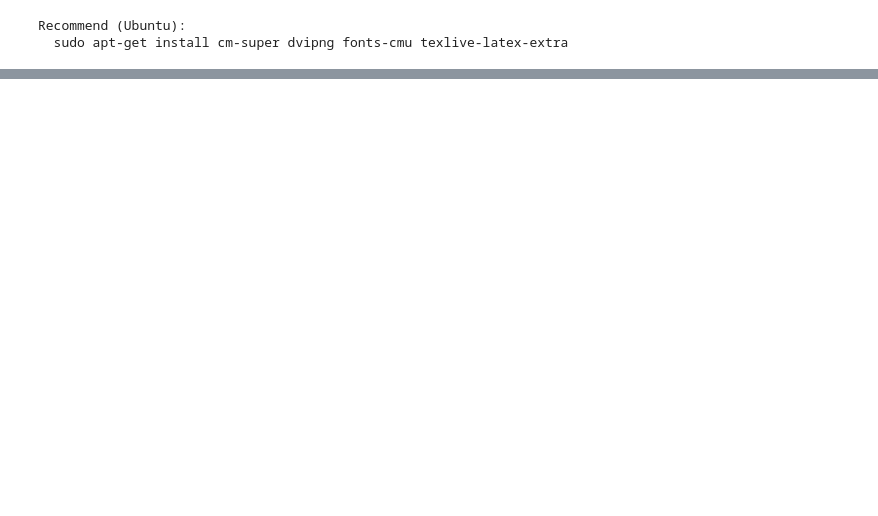
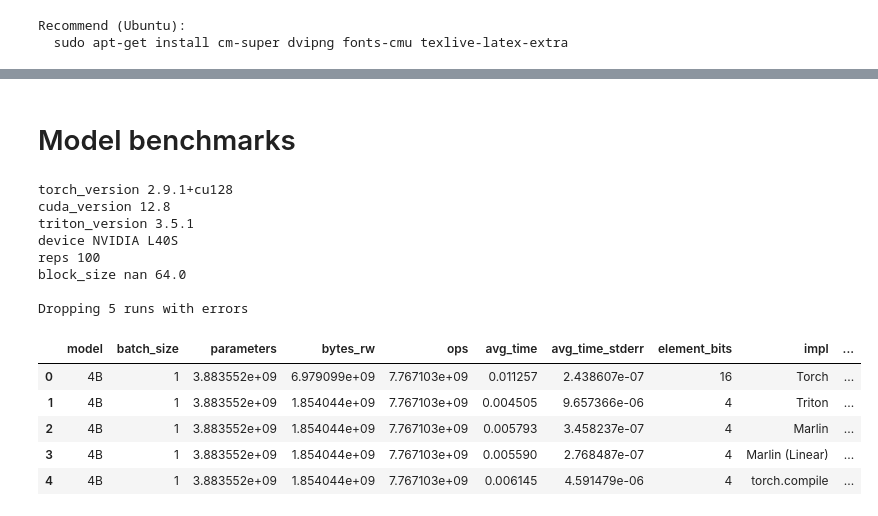
Before and after one commit to graphcore-research/fused-dequantisation-kernels, a Jupyter notebook: notebooks/2025-01-paper.ipynb, the cells around one changed output, grey strips where cells are left out. Cells and saved outputs as stored; diff of their text form; code cells hidden in the pictures; blank space fills up the shorter version.

```diff
--- a/notebooks/2025-01-paper.ipynb
+++ b/notebooks/2025-01-paper.ipynb
@@ -61,0 +225,53 @@ df.head()
+# %% [markdown]
+# Model benchmarks
+# %%
+df = pd.read_json("../out/l40s-models-2026-01-20T14-17-30.jsonl", lines=True)
+
+print("torch_version", *df.torch_version.unique())
+print("cuda_version", *df.cuda_version.unique())
+print("triton_version", *df.triton_version.unique())
+print("device", *df.device.unique())
+print("reps", *df.reps.unique())
+print("block_size", *df.block_size.unique())
+print()
+assert len(df.commit.unique()) == 1
+assert all(df.model.apply(lambda s: s.startswith("custom-llama-")))
+
+df = df.drop(columns=[
+    "reps", "id", "device", "cuda_version", "torch_version", "triton_version", "block_size",
+    "output", "commit",
+])
+df["model"] = df["model"].apply(lambda s: s.replace("custom-llama-", ""))
+df = df.rename(columns=dict(bits="element_bits"))
+print("Dropping", sum(~df.error.isna()), "runs with errors")
+df = df[df.error.isna()].drop(columns=["error"])
+df["impl"] = df["kernel"].fillna("torch").apply(lambda k: {
+    "marlin": "Marlin (Linear)", "marlin-lut": "Marlin",
+    "torch": "Torch", "triton": "Triton", "torch.compile": "torch.compile",
+}[k])
+df = df.drop(columns=["kernel"])
+df["element_bits"] = df["element_bits"].fillna(16).astype(int)
+
+df["tokens_s"] = df["batch_size"] / df["avg_time"]
+df["tokens_s_stderr"] = df["batch_size"] * df["avg_time_stderr"] / df["avg_time"]**2
+df["gb_s"] = df["bytes_rw"] / df["avg_time"] / 1e9
+df["tflops"] = df["ops"] / df["avg_time"] / 1e12
+
+assert df.groupby(["model", "batch_size", "element_bits", "impl"]).count().avg_time.max() == 1
+
+display(df.head())
+# %% [output]
+torch_version 2.9.1+cu128
+cuda_version 12.8
+triton_version 3.5.1
+device NVIDIA L40S
+reps 100
+block_size nan 64.0
+
+Dropping 5 runs with errors
+|  | model | batch_size | parameters | bytes_rw | ops | avg_time | avg_time_stderr | element_bits | impl | ... |
+| 0 | 4B | 1 | 3.883552e+09 | 6.979099e+09 | 7.767103e+09 | 0.011257 | 2.438607e-07 | 16 | Torch | ... |
+| 1 | 4B | 1 | 3.883552e+09 | 1.854044e+09 | 7.767103e+09 | 0.004505 | 9.657366e-06 | 4 | Triton | ... |
+| 2 | 4B | 1 | 3.883552e+09 | 1.854044e+09 | 7.767103e+09 | 0.005793 | 3.458237e-07 | 4 | Marlin | ... |
+| 3 | 4B | 1 | 3.883552e+09 | 1.854044e+09 | 7.767103e+09 | 0.005590 | 2.768487e-07 | 4 | Marlin (Linear) | ... |
+| 4 | 4B | 1 | 3.883552e+09 | 1.854044e+09 | 7.767103e+09 | 0.006145 | 4.591479e-06 | 4 | torch.compile | ... |
```
Also changed, not shown: parts of 17 cells of this notebook, 7 other files.
